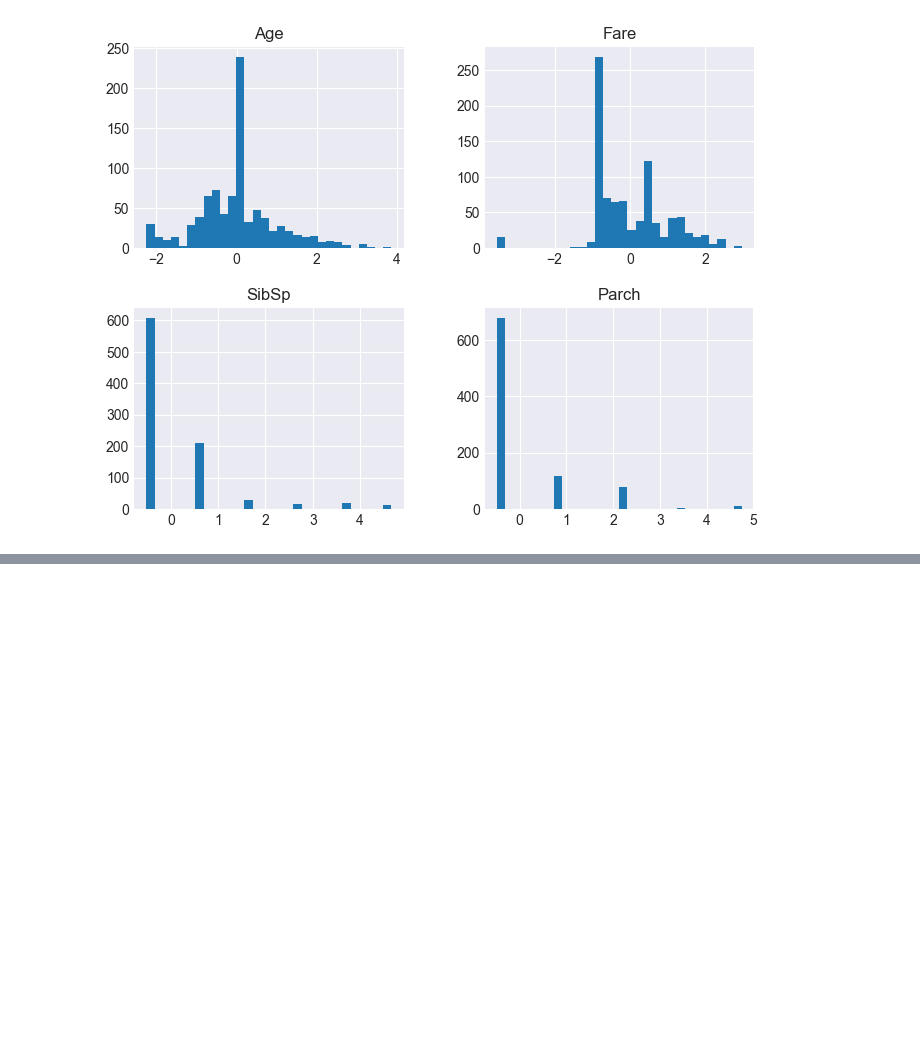
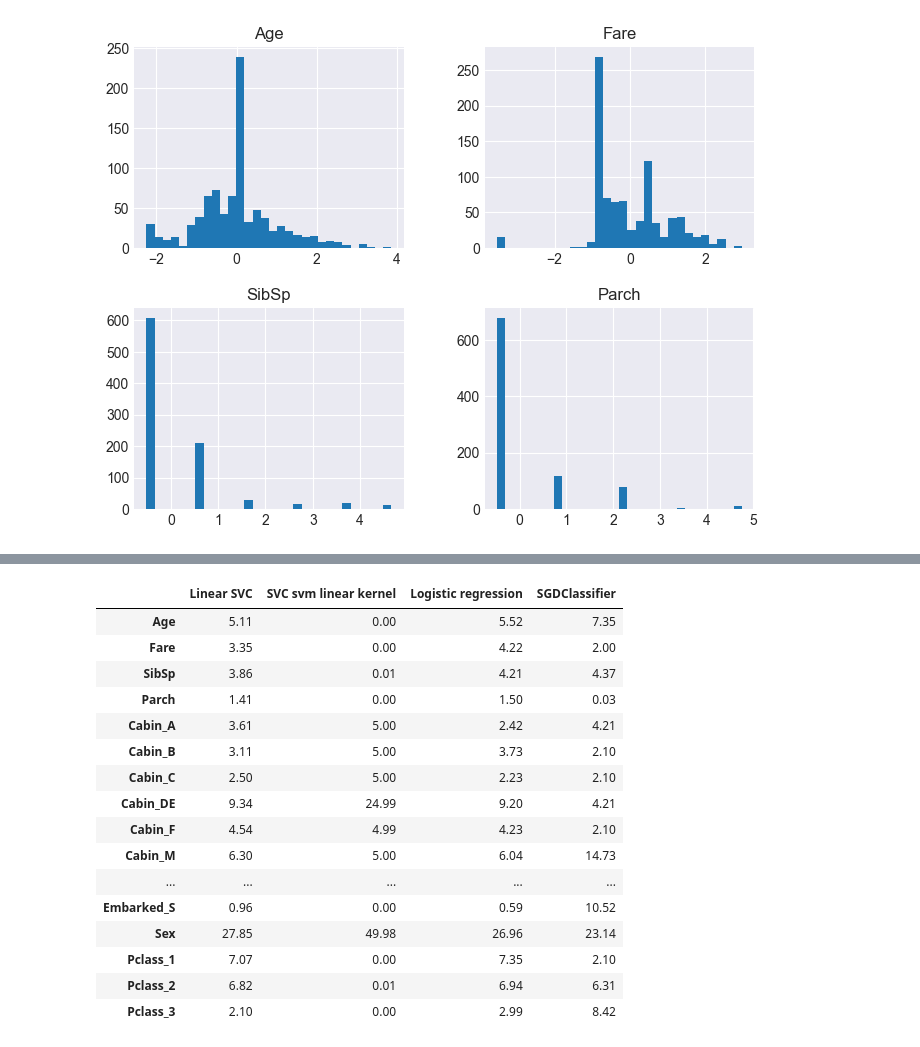
Before and after one commit to lopez-davcio/learning-journal, a Jupyter notebook: titanic-classification/titanic-analysis.ipynb, the cells around one changed output, grey strips where cells are left out. Cells and saved outputs as stored; diff of their text form; code cells hidden in the pictures; blank space fills up the shorter version.

Commit message:
cross validate and analyze feature importance among distance-based algorithms

```diff
--- a/titanic-classification/titanic-analysis.ipynb
+++ b/titanic-classification/titanic-analysis.ipynb
@@ -719,0 +683,33 @@ transformed_df_v2.iloc[:,:4].hist(figsize=(8, 6), bins=30);
+# %%
+# create a dictionary to add the model scores (accuracy)
+dist_scores = dict()
+
+# create a dictionary to add each model feature importance
+dist_feat_imp = dict()
+
+# loop through the tree_models dictionary to fit the model
+for name, model in distance_models.items():
+    # model pipeline
+    clf = Pipeline(steps=[
+        ('transform_pipeline_v2', transform_pipeline_v2),
+
+        (name, model['model'])
+    ])
+
+    # instantiate the stratified k fold
+    cv = StratifiedKFold(n_splits=5, shuffle=True, random_state=42)
+
+    # obtain cross validation scores
+    result = cross_validate(clf, X, y, cv=cv, n_jobs=-1, return_train_score=True)
+
+    # obtain test and train score means and add them to the distance models scores dictionary
+    test_mean = result['test_score'].mean()
+    train_mean = result['train_score'].mean()
+    dist_scores[name] = [test_mean, train_mean]
+
+    # obtain feature importance
+    clf.fit(X, y)
+
+    if hasattr(model['model'], "coef_"):
+        coefs = clf[name].coef_.flatten()
+        dist_feat_imp[name] = pd.Series(coefs, index=transformed_df_v2.columns)
@@ -719,0 +729,25 @@ transformed_df_v2.iloc[:,:4].hist(figsize=(8, 6), bins=30);
+# %%
+# convert the feature importance into a DataFrame, normalize them and display them as percentage
+dist_feat_imp = pd.DataFrame(dist_feat_imp)
+dist_feat_imp = (dist_feat_imp.abs()
+                .div(dist_feat_imp.abs()
+                .sum(axis=0), axis=1) * 100).round(2)
+dist_feat_imp
+# %% [output]
+|  | Linear SVC | SVC svm linear kernel | Logistic regression | SGDClassifier |
+| Age | 5.11 | 0.00 | 5.52 | 7.35 |
+| Fare | 3.35 | 0.00 | 4.22 | 2.00 |
+| SibSp | 3.86 | 0.01 | 4.21 | 4.37 |
+| Parch | 1.41 | 0.00 | 1.50 | 0.03 |
+| Cabin_A | 3.61 | 5.00 | 2.42 | 4.21 |
+| Cabin_B | 3.11 | 5.00 | 3.73 | 2.10 |
+| Cabin_C | 2.50 | 5.00 | 2.23 | 2.10 |
+| Cabin_DE | 9.34 | 24.99 | 9.20 | 4.21 |
+| Cabin_F | 4.54 | 4.99 | 4.23 | 2.10 |
+| Cabin_M | 6.30 | 5.00 | 6.04 | 14.73 |
+| ... | ... | ... | ... | ... |
+| Embarked_S | 0.96 | 0.00 | 0.59 | 10.52 |
+| Sex | 27.85 | 49.98 | 26.96 | 23.14 |
+| Pclass_1 | 7.07 | 0.00 | 7.35 | 2.10 |
+| Pclass_2 | 6.82 | 0.01 | 6.94 | 6.31 |
+| Pclass_3 | 2.10 | 0.00 | 2.99 | 8.42 |
```
Also changed, not shown: parts of 9 cells of this notebook.
